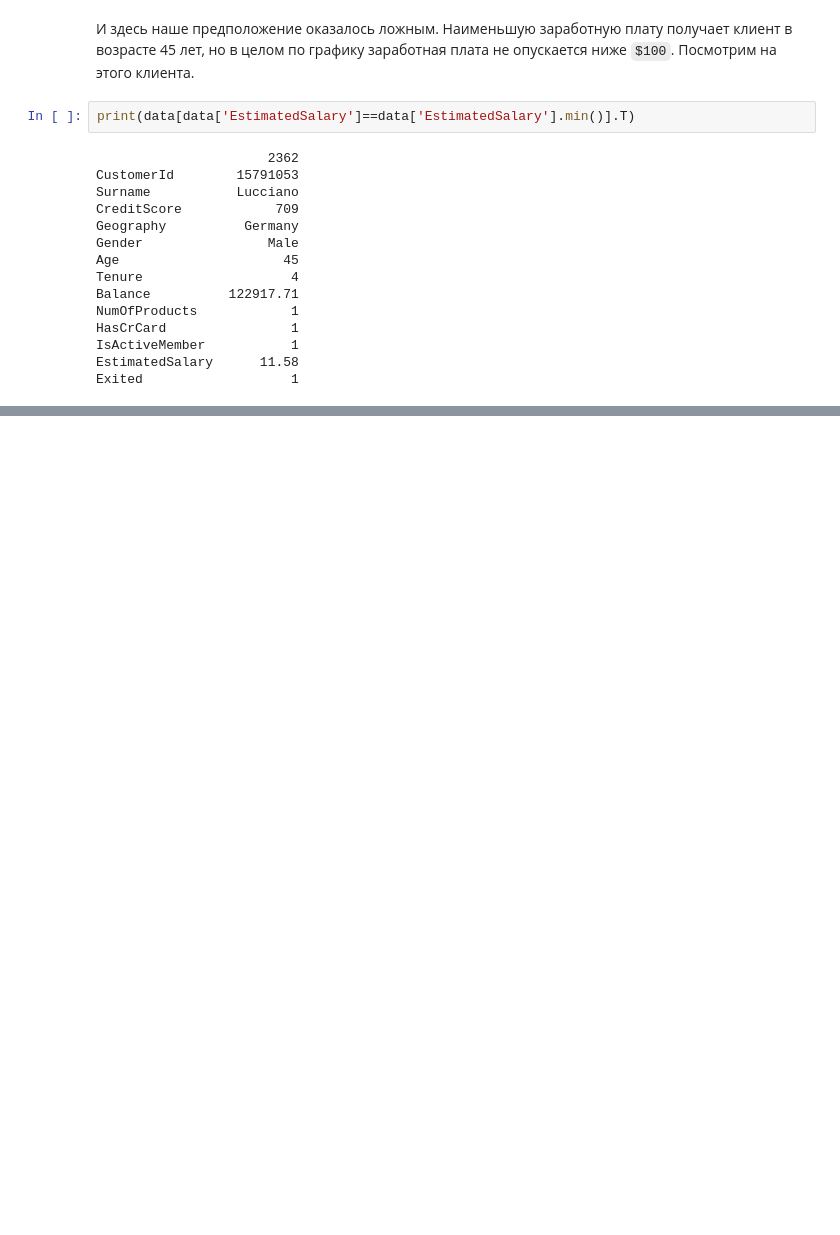
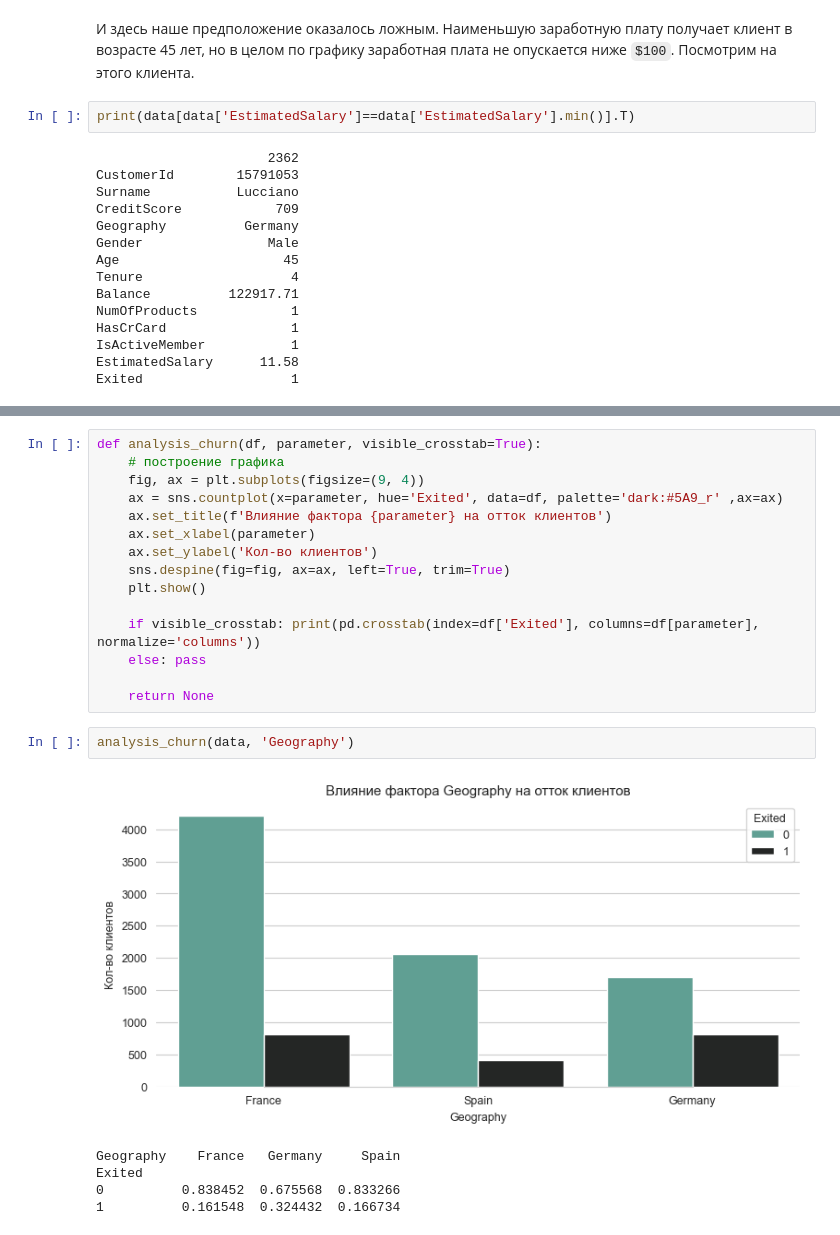
Before and after one commit to tabbols95/data_analysis_and_forecast, a Jupyter notebook: Customer churn analysis (Bank data)/Customer churn analysis (Bank data).ipynb, the cells around one changed output, grey strips where cells are left out. Cells and saved outputs as stored; diff of their text form; blank space fills up the shorter version.

Commit message:
primary analysis of the influence of factors churn

```diff
--- a/Customer churn analysis (Bank data)/Customer churn analysis (Bank data).ipynb
+++ b/Customer churn analysis (Bank data)/Customer churn analysis (Bank data).ipynb
@@ -201,0 +210,23 @@ Exited                   1
+# %%
+def analysis_churn(df, parameter, visible_crosstab=True):
+    # построение графика
+    fig, ax = plt.subplots(figsize=(9, 4))
+    ax = sns.countplot(x=parameter, hue='Exited', data=df, palette='dark:#5A9_r' ,ax=ax)
+    ax.set_title(f'Влияние фактора {parameter} на отток клиентов')
+    ax.set_xlabel(parameter)
+    ax.set_ylabel('Кол-во клиентов')
+    sns.despine(fig=fig, ax=ax, left=True, trim=True)
+    plt.show()
+
+    if visible_crosstab: print(pd.crosstab(index=df['Exited'], columns=df[parameter], normalize='columns'))
+    else: pass
+
+    return None
+# %%
+analysis_churn(data, 'Geography')
+# %% [output]
+[figure, added]
+Geography    France   Germany     Spain
+Exited
+0          0.838452  0.675568  0.833266
+1          0.161548  0.324432  0.166734
```
Also changed, not shown: parts of 30 cells of this notebook.
